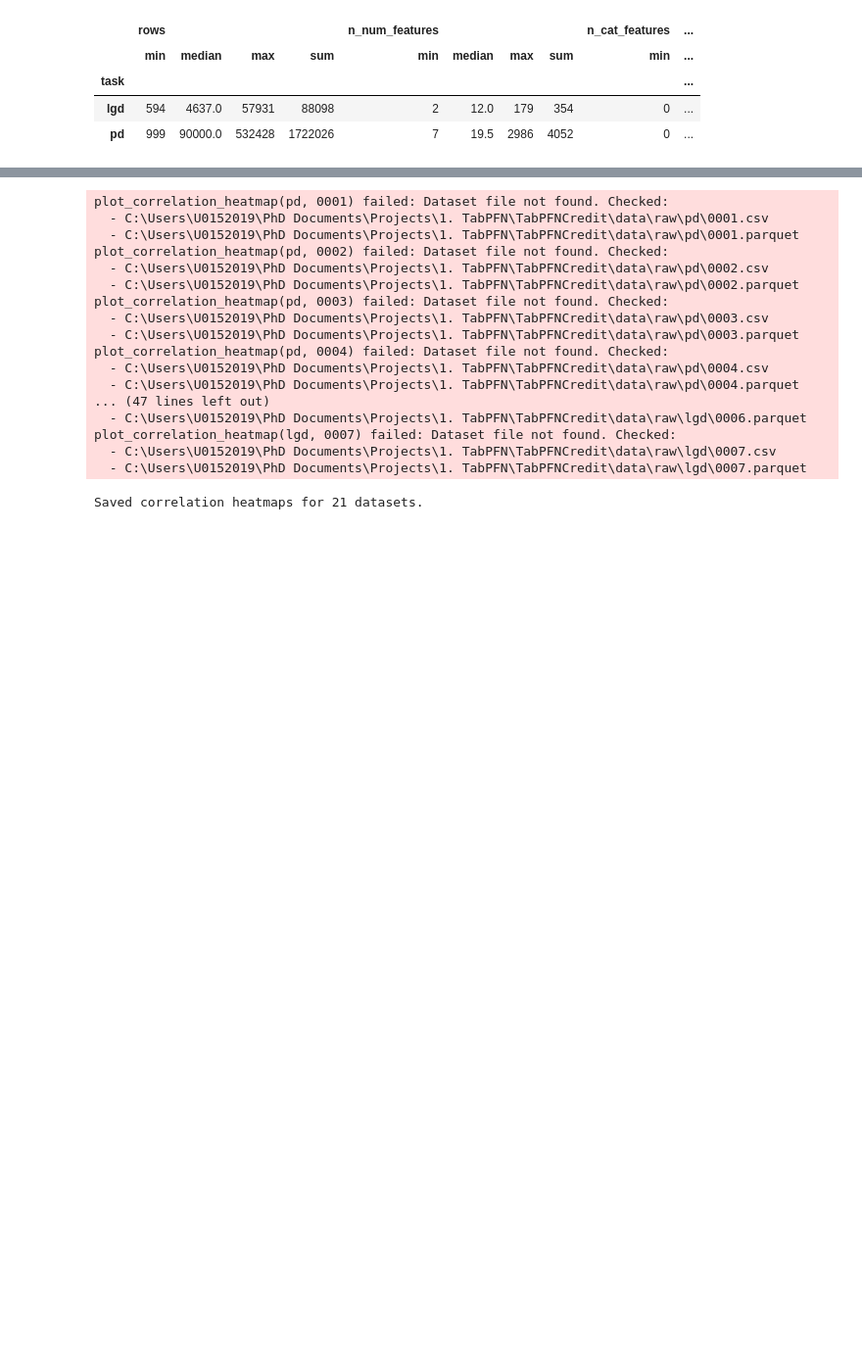
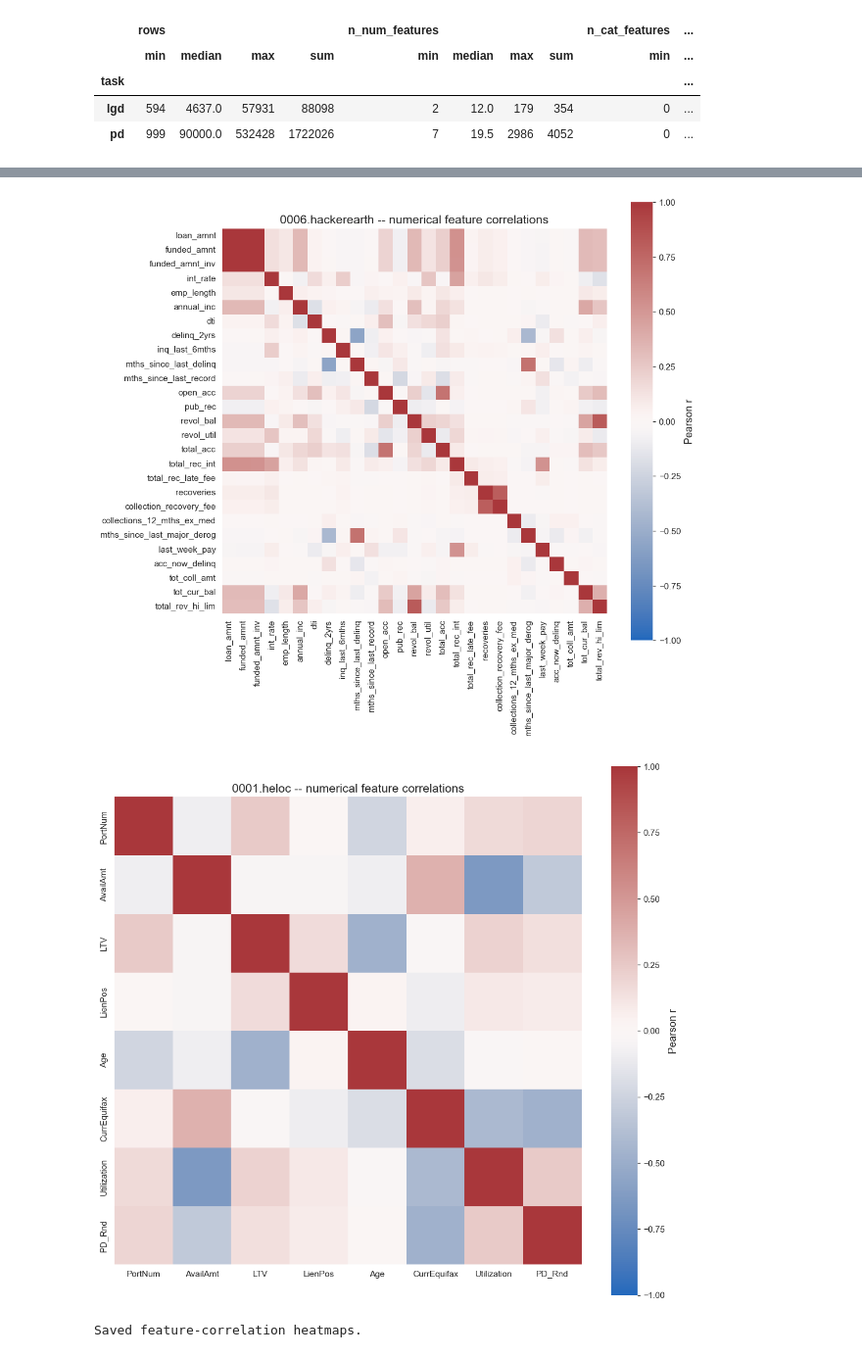
Before and after one commit to andreasgoethals/TabPFNCredit, a Jupyter notebook: notebooks/Data_Exploration.ipynb, the cells around one changed output, grey strips where cells are left out. Shown at 98% size. Saved outputs shown, nothing was run; the diff lists cells and outputs as text; code cells hidden in the pictures; blank space fills up the shorter version.

```diff
--- a/notebooks/Data_Exploration.ipynb
+++ b/notebooks/Data_Exploration.ipynb
@@ -351,25 +290,12 @@ step in `src/data/data_feeder.py`.
 # %%
-for d in proc_pd['dataset']:
-    plot_correlation_heatmap('pd', d, out_path=FIGURES_DIR / f'pd_corr_{d}')
-for d in proc_lgd['dataset']:
-    plot_correlation_heatmap('lgd', d, out_path=FIGURES_DIR / f'lgd_corr_{d}')
-print(f'Saved correlation heatmaps for {len(proc_pd) + len(proc_lgd)} datasets.')
+if not proc_pd.empty:
+    sample_pd = proc_pd.sort_values('rows', ascending=False).iloc[0]['dataset']
+    plot_correlation_heatmap('pd', sample_pd, out_path=FIGURES_DIR / f'pd_corr_{sample_pd}')
+if not proc_lgd.empty:
+    sample_lgd = proc_lgd.sort_values('rows', ascending=False).iloc[0]['dataset']
+    plot_correlation_heatmap('lgd', sample_lgd, out_path=FIGURES_DIR / f'lgd_corr_{sample_lgd}')
+print('Saved feature-correlation heatmaps.')
 # %% [output]
+[figure, added]
+[figure, added]
-plot_correlation_heatmap(pd, 0001) failed: Dataset file not found. Checked:
-  - C:\Users\U0152019\PhD Documents\Projects\1. TabPFN\TabPFNCredit\data\raw\pd\0001.csv
-  - C:\Users\U0152019\PhD Documents\Projects\1. TabPFN\TabPFNCredit\data\raw\pd\0001.parquet
-plot_correlation_heatmap(pd, 0002) failed: Dataset file not found. Checked:
-  - C:\Users\U0152019\PhD Documents\Projects\1. TabPFN\TabPFNCredit\data\raw\pd\0002.csv
-  - C:\Users\U0152019\PhD Documents\Projects\1. TabPFN\TabPFNCredit\data\raw\pd\0002.parquet
-plot_correlation_heatmap(pd, 0003) failed: Dataset file not found. Checked:
-  - C:\Users\U0152019\PhD Documents\Projects\1. TabPFN\TabPFNCredit\data\raw\pd\0003.csv
-  - C:\Users\U0152019\PhD Documents\Projects\1. TabPFN\TabPFNCredit\data\raw\pd\0003.parquet
-plot_correlation_heatmap(pd, 0004) failed: Dataset file not found. Checked:
-  - C:\Users\U0152019\PhD Documents\Projects\1. TabPFN\TabPFNCredit\data\raw\pd\0004.csv
-  - C:\Users\U0152019\PhD Documents\Projects\1. TabPFN\TabPFNCredit\data\raw\pd\0004.parquet
-... (47 lines left out)
-  - C:\Users\U0152019\PhD Documents\Projects\1. TabPFN\TabPFNCredit\data\raw\lgd\0006.parquet
-plot_correlation_heatmap(lgd, 0007) failed: Dataset file not found. Checked:
-  - C:\Users\U0152019\PhD Documents\Projects\1. TabPFN\TabPFNCredit\data\raw\lgd\0007.csv
-  - C:\Users\U0152019\PhD Documents\Projects\1. TabPFN\TabPFNCredit\data\raw\lgd\0007.parquet
+Saved feature-correlation heatmaps.
-Saved correlation heatmaps for 21 datasets.
```
Also changed, not shown: parts of 40 cells of this notebook, 26 other files.
